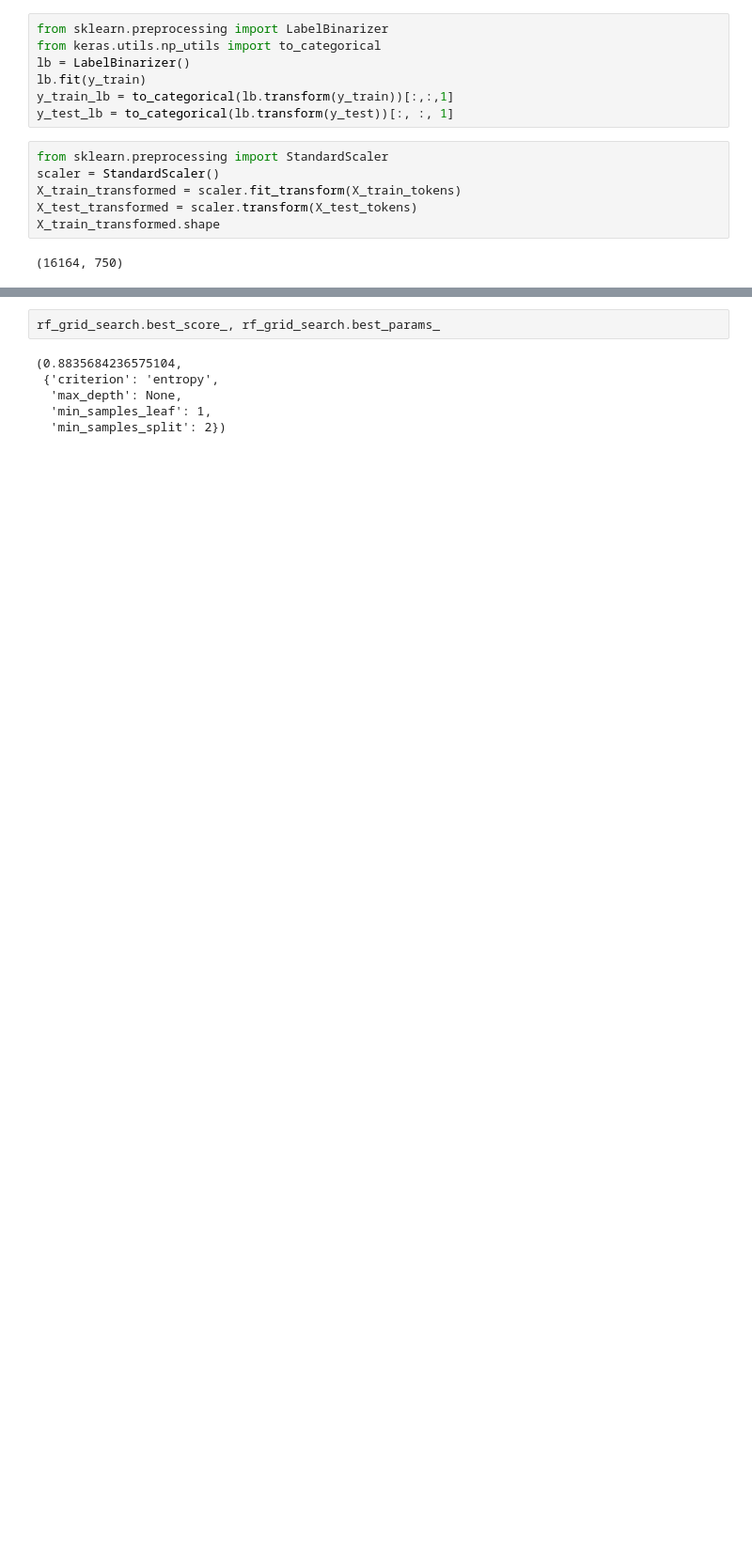
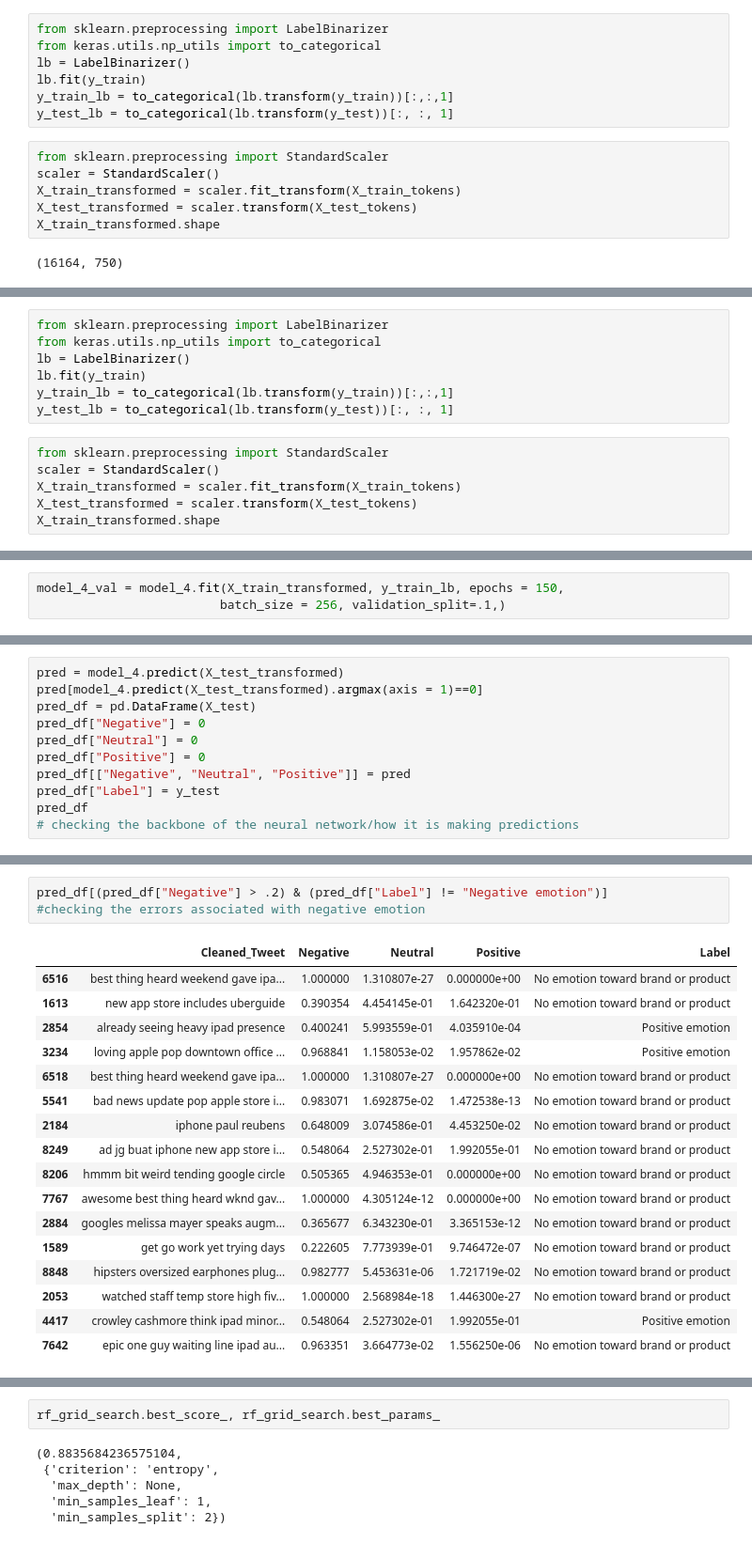
Before and after one commit to mzimmer52/Module-4-Project, a Jupyter notebook: Project 4.ipynb, the cells around one changed output, grey strips where cells are left out. Shown: that part at 94% size. Cells and saved outputs as stored; diff of their text form; blank space fills up the shorter version.

```diff
--- a/Project 4.ipynb
+++ b/Project 4.ipynb
@@ -558,0 +658,13 @@ RandomForestClassifier()
+# %%
+from sklearn.preprocessing import LabelBinarizer
+from keras.utils.np_utils import to_categorical
+lb = LabelBinarizer()
+lb.fit(y_train)
+y_train_lb = to_categorical(lb.transform(y_train))[:,:,1]
+y_test_lb = to_categorical(lb.transform(y_test))[:, :, 1]
+# %%
+from sklearn.preprocessing import StandardScaler
+scaler = StandardScaler()
+X_train_transformed = scaler.fit_transform(X_train_tokens)
+X_test_transformed = scaler.transform(X_test_tokens)
+X_train_transformed.shape
@@ -558,0 +673,3 @@ RandomForestClassifier()
+# %%
+model_4_val = model_4.fit(X_train_transformed, y_train_lb, epochs = 150,
+                         batch_size = 256, validation_split=.1,)
@@ -558,0 +748,11 @@ RandomForestClassifier()
+# %%
+pred = model_4.predict(X_test_transformed)
+pred[model_4.predict(X_test_transformed).argmax(axis = 1)==0]
+pred_df = pd.DataFrame(X_test)
+pred_df["Negative"] = 0
+pred_df["Neutral"] = 0
+pred_df["Positive"] = 0
+pred_df[["Negative", "Neutral", "Positive"]] = pred
+pred_df["Label"] = y_test
+pred_df
+# checking the backbone of the neural network/how it is making predictions
@@ -558,0 +773,21 @@ RandomForestClassifier()
+# %%
+pred_df[(pred_df["Negative"] > .2) & (pred_df["Label"] != "Negative emotion")]
+#checking the errors associated with negative emotion
+# %% [output]
+|  | Cleaned_Tweet | Negative | Neutral | Positive | Label |
+| 6516 | best thing heard weekend gave ipa... | 1.000000 | 1.310807e-27 | 0.000000e+00 | No emotion toward brand or product |
+| 1613 | new app store includes uberguide | 0.390354 | 4.454145e-01 | 1.642320e-01 | No emotion toward brand or product |
+| 2854 | already seeing heavy ipad presence | 0.400241 | 5.993559e-01 | 4.035910e-04 | Positive emotion |
+| 3234 | loving apple pop downtown office ... | 0.968841 | 1.158053e-02 | 1.957862e-02 | Positive emotion |
+| 6518 | best thing heard weekend gave ipa... | 1.000000 | 1.310807e-27 | 0.000000e+00 | No emotion toward brand or product |
+| 5541 | bad news update pop apple store i... | 0.983071 | 1.692875e-02 | 1.472538e-13 | No emotion toward brand or product |
+| 2184 | iphone paul reubens | 0.648009 | 3.074586e-01 | 4.453250e-02 | No emotion toward brand or product |
+| 8249 | ad jg buat iphone new app store i... | 0.548064 | 2.527302e-01 | 1.992055e-01 | No emotion toward brand or product |
+| 8206 | hmmm bit weird tending google circle | 0.505365 | 4.946353e-01 | 0.000000e+00 | No emotion toward brand or product |
+| 7767 | awesome best thing heard wknd gav... | 1.000000 | 4.305124e-12 | 0.000000e+00 | No emotion toward brand or product |
+| 2884 | googles melissa mayer speaks augm... | 0.365677 | 6.343230e-01 | 3.365153e-12 | No emotion toward brand or product |
+| 1589 | get go work yet trying days | 0.222605 | 7.773939e-01 | 9.746472e-07 | No emotion toward brand or product |
+| 8848 | hipsters oversized earphones plug... | 0.982777 | 5.453631e-06 | 1.721719e-02 | No emotion toward brand or product |
+| 2053 | watched staff temp store high fiv... | 1.000000 | 2.568984e-18 | 1.446300e-27 | No emotion toward brand or product |
+| 4417 | crowley cashmore think ipad minor... | 0.548064 | 2.527302e-01 | 1.992055e-01 | Positive emotion |
+| 7642 | epic one guy waiting line ipad au... | 0.963351 | 3.664773e-02 | 1.556250e-06 | No emotion toward brand or product |
```
Also changed, not shown: parts of 136 cells of this notebook, 2 other files.
